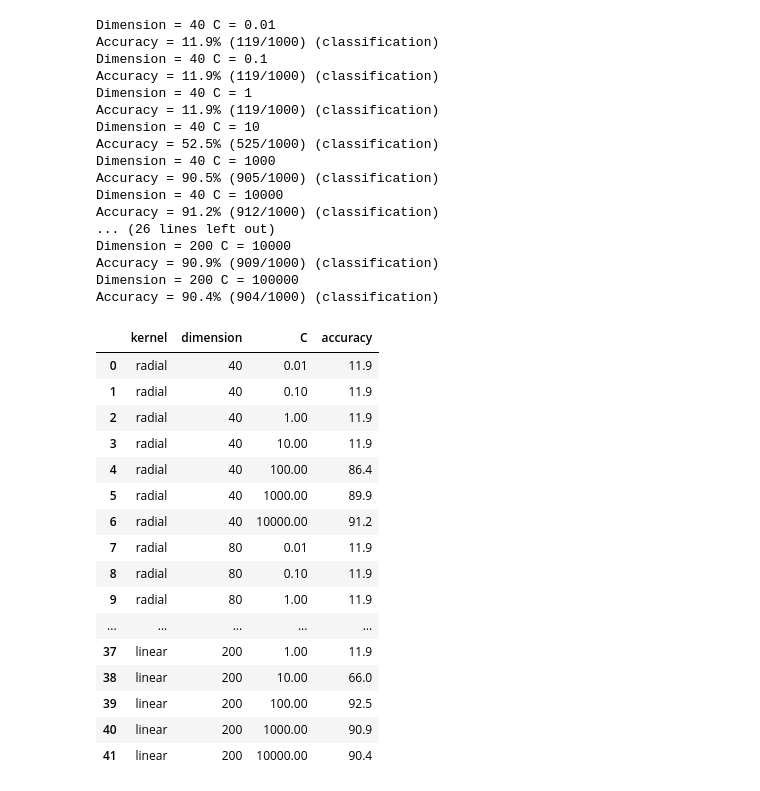
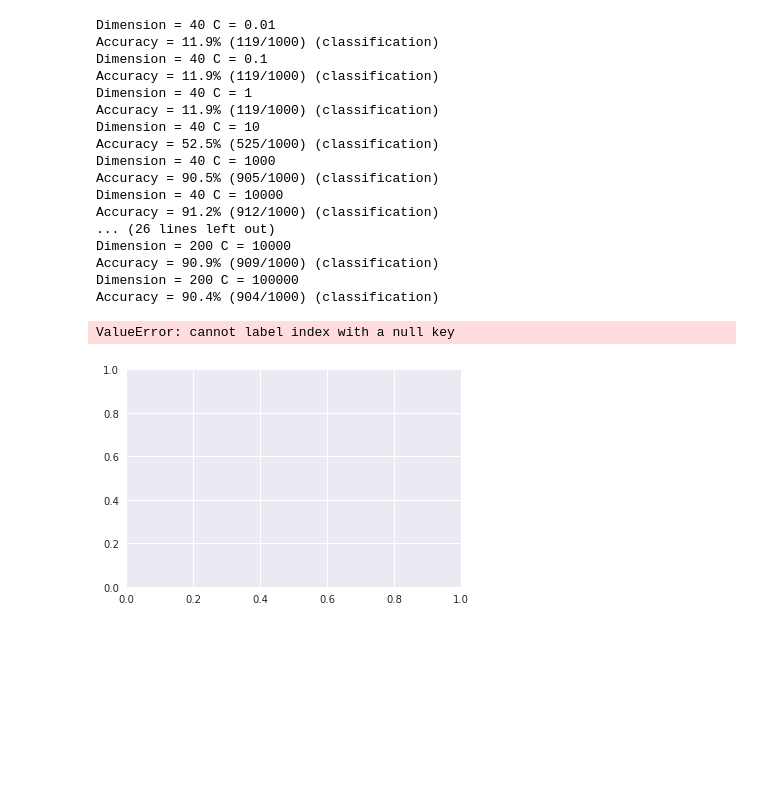
Before and after one commit to zxybazh/PRML-Assignment, a Jupyter notebook: assignment4/src/mnist.ipynb, the cells around one changed output. Drawn from its saved outputs; the diff is of its cells as text; code cells hidden in the pictures; blank space fills up the shorter version.

```diff
--- a/assignment4/src/mnist.ipynb
+++ b/assignment4/src/mnist.ipynb
@@ -424,23 +424,10 @@ for kernel in ["radial", "linear"]:
             temp = temp[1:]
 # %%
 df = pd.DataFrame(cur,  columns=['kernel', 'dimension', 'C', 'accuracy'])
-# %%
-df
-# %% [output]
-|  | kernel | dimension | C | accuracy |
-| 0 | radial | 40 | 0.01 | 11.9 |
-| 1 | radial | 40 | 0.10 | 11.9 |
-| 2 | radial | 40 | 1.00 | 11.9 |
-| 3 | radial | 40 | 10.00 | 11.9 |
-| 4 | radial | 40 | 100.00 | 86.4 |
-| 5 | radial | 40 | 1000.00 | 89.9 |
-| 6 | radial | 40 | 10000.00 | 91.2 |
-| 7 | radial | 80 | 0.01 | 11.9 |
-| 8 | radial | 80 | 0.10 | 11.9 |
-| 9 | radial | 80 | 1.00 | 11.9 |
-| ... | ... | ... | ... | ... |
-| 37 | linear | 200 | 1.00 | 11.9 |
-| 38 | linear | 200 | 10.00 | 66.0 |
-| 39 | linear | 200 | 100.00 | 92.5 |
-| 40 | linear | 200 | 1000.00 | 90.9 |
-| 41 | linear | 200 | 10000.00 | 90.4 |
+# %%
+sns.set_style("darkgrid")
+# %%
+ax = sns.tsplot(data=df)
+# %% [output]
+ValueError: cannot label index with a null key
+[figure, added]
```
